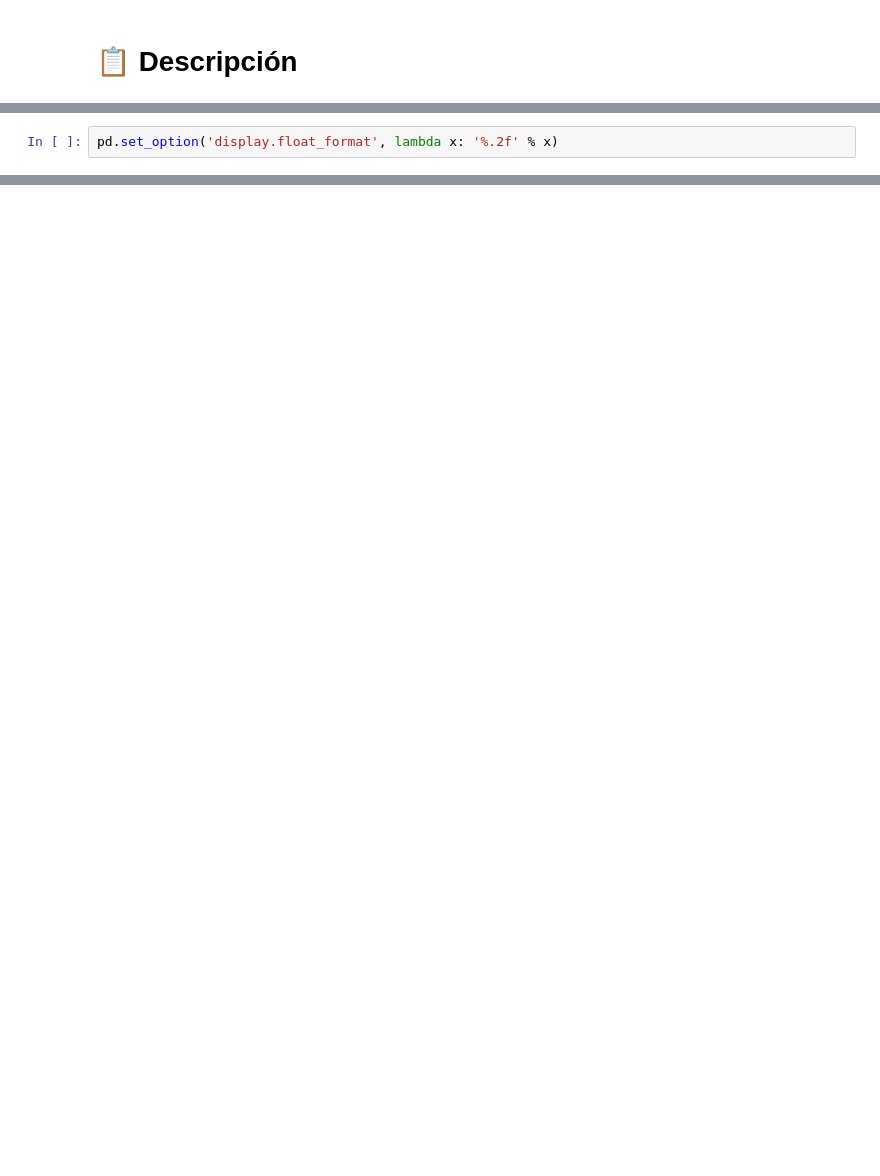
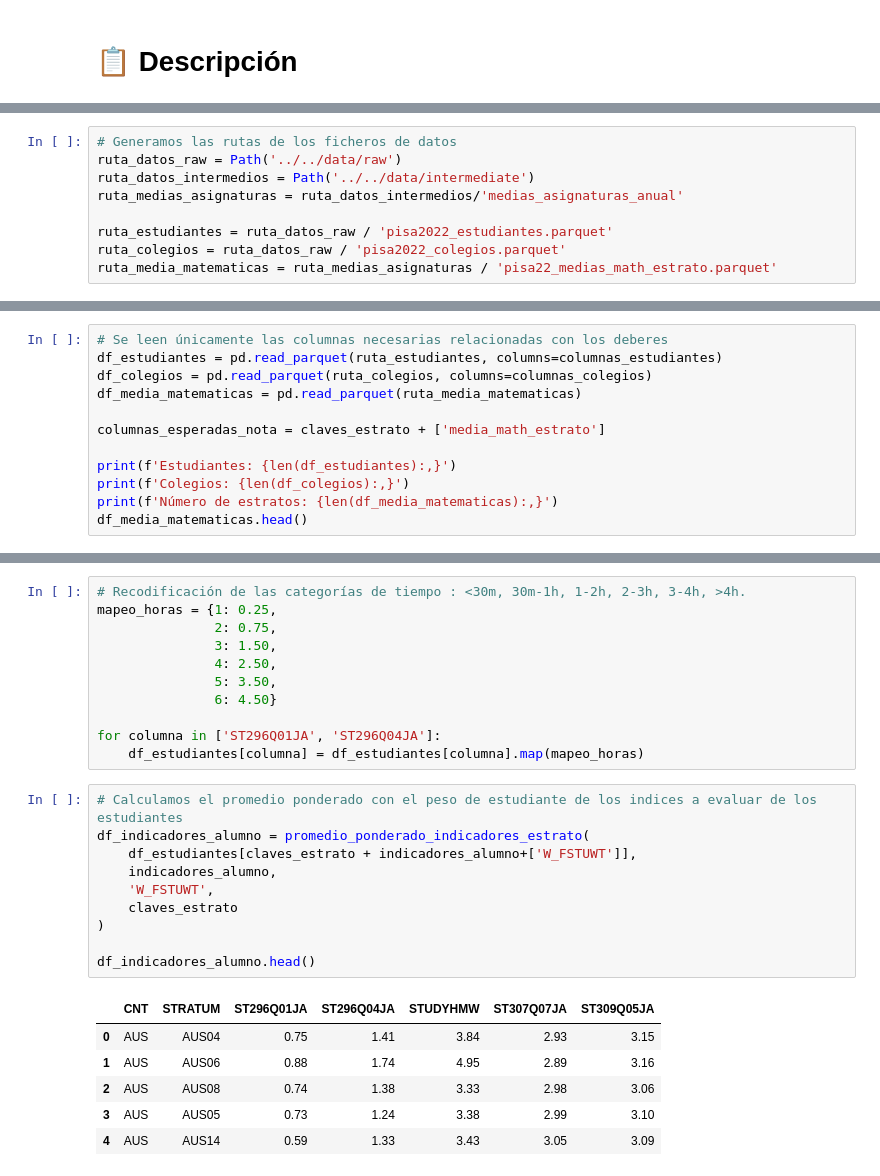
Before and after one commit to musero55/tfm_data_science, a Jupyter notebook: notebooks/fase_1_data_ingestion_eda/01_procesamiento_deberes_PISA.ipynb, the cells around one changed output, grey strips where cells are left out. Cells and saved outputs as stored; diff of their text form; blank space fills up the shorter version.

```diff
--- a/notebooks/fase_1_data_ingestion_eda/01_procesamiento_deberes_PISA.ipynb
+++ b/notebooks/fase_1_data_ingestion_eda/01_procesamiento_deberes_PISA.ipynb
@@ -76,2 +2,0 @@ establecer_semilla()
-# %%
-pd.set_option('display.float_format', lambda x: '%.2f' % x)
@@ -547,0 +80,9 @@ tabla_final
+# %%
+# Generamos las rutas de los ficheros de datos
+ruta_datos_raw = Path('../../data/raw')
+ruta_datos_intermedios = Path('../../data/intermediate')
+ruta_medias_asignaturas = ruta_datos_intermedios/'medias_asignaturas_anual'
+
+ruta_estudiantes = ruta_datos_raw / 'pisa2022_estudiantes.parquet'
+ruta_colegios = ruta_datos_raw / 'pisa2022_colegios.parquet'
+ruta_media_matematicas = ruta_medias_asignaturas / 'pisa22_medias_math_estrato.parquet'
@@ -547,0 +102,12 @@ tabla_final
+# %%
+# Se leen únicamente las columnas necesarias relacionadas con los deberes
+df_estudiantes = pd.read_parquet(ruta_estudiantes, columns=columnas_estudiantes)
+df_colegios = pd.read_parquet(ruta_colegios, columns=columnas_colegios)
+df_media_matematicas = pd.read_parquet(ruta_media_matematicas)
+
+columnas_esperadas_nota = claves_estrato + ['media_math_estrato']
+
+print(f'Estudiantes: {len(df_estudiantes):,}')
+print(f'Colegios: {len(df_colegios):,}')
+print(f'Número de estratos: {len(df_media_matematicas):,}')
+df_media_matematicas.head()
@@ -547,0 +128,28 @@ tabla_final
+# %%
+# Recodificación de las categorías de tiempo : <30m, 30m-1h, 1-2h, 2-3h, 3-4h, >4h.
+mapeo_horas = {1: 0.25,
+               2: 0.75,
+               3: 1.50,
+               4: 2.50,
+               5: 3.50,
+               6: 4.50}
+
+for columna in ['ST296Q01JA', 'ST296Q04JA']:
+    df_estudiantes[columna] = df_estudiantes[columna].map(mapeo_horas)
+# %%
+# Calculamos el promedio ponderado con el peso de estudiante de los indices a evaluar de los estudiantes
+df_indicadores_alumno = promedio_ponderado_indicadores_estrato(
+    df_estudiantes[claves_estrato + indicadores_alumno+['W_FSTUWT']],
+    indicadores_alumno,
+    'W_FSTUWT',
+    claves_estrato
+)
+
+df_indicadores_alumno.head()
+# %% [output]
+|  | CNT | STRATUM | ST296Q01JA | ST296Q04JA | STUDYHMW | ST307Q07JA | ST309Q05JA |
+| 0 | AUS | AUS04 | 0.75 | 1.41 | 3.84 | 2.93 | 3.15 |
+| 1 | AUS | AUS06 | 0.88 | 1.74 | 4.95 | 2.89 | 3.16 |
+| 2 | AUS | AUS08 | 0.74 | 1.38 | 3.33 | 2.98 | 3.06 |
+| 3 | AUS | AUS05 | 0.73 | 1.24 | 3.38 | 2.99 | 3.10 |
+| 4 | AUS | AUS14 | 0.59 | 1.33 | 3.43 | 3.05 | 3.09 |
```
Also changed, not shown: parts of 87 cells of this notebook, 1 other file.
